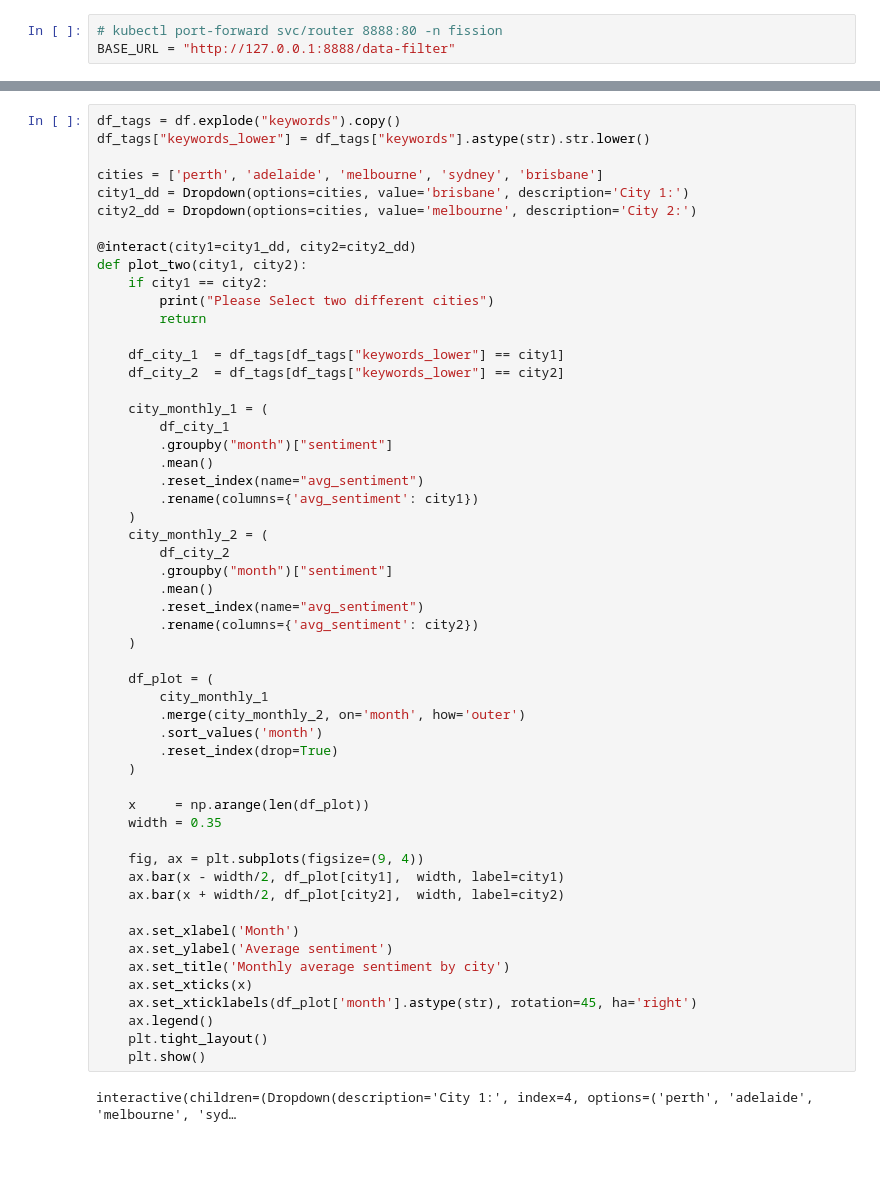
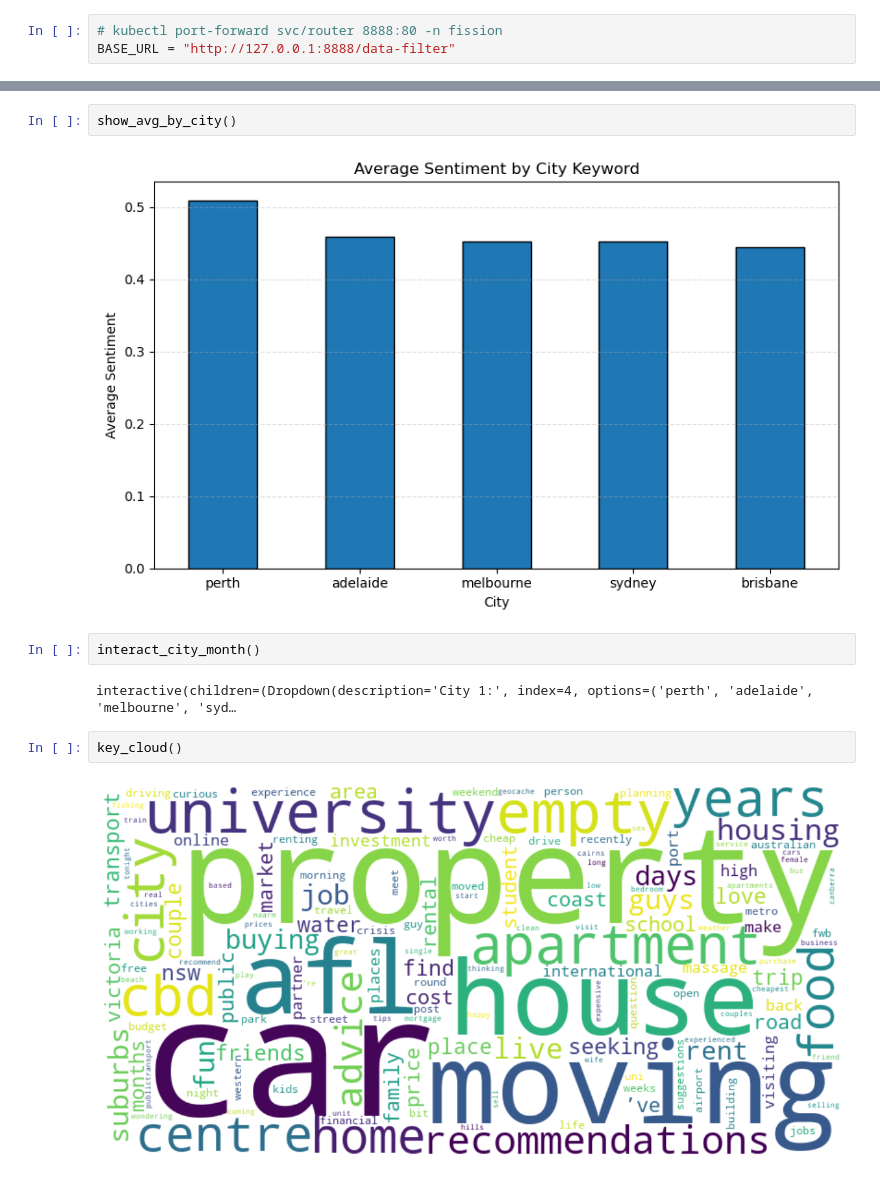
Before and after one commit to TheHQ98/social-media-analysis, a Jupyter notebook: frontend/frontend.ipynb, the cells around one changed output, grey strips where cells are left out. Cells and saved outputs as stored; diff of their text form; blank space fills up the shorter version.

```diff
--- a/frontend/frontend.ipynb
+++ b/frontend/frontend.ipynb
@@ -95,56 +175,12 @@ plt.show()
-# %%
-df_tags = df.explode("keywords").copy()
-df_tags["keywords_lower"] = df_tags["keywords"].astype(str).str.lower()
-
-cities = ['perth', 'adelaide', 'melbourne', 'sydney', 'brisbane']
-city1_dd = Dropdown(options=cities, value='brisbane', description='City 1:')
-city2_dd = Dropdown(options=cities, value='melbourne', description='City 2:')
-
-@interact(city1=city1_dd, city2=city2_dd)
-def plot_two(city1, city2):
-    if city1 == city2:
-        print("Please Select two different cities")
-        return
-
-    df_city_1  = df_tags[df_tags["keywords_lower"] == city1]
-    df_city_2  = df_tags[df_tags["keywords_lower"] == city2]
-
-    city_monthly_1 = (
-        df_city_1
-        .groupby("month")["sentiment"]
-        .mean()
-        .reset_index(name="avg_sentiment")
-        .rename(columns={'avg_sentiment': city1})
-    )
-    city_monthly_2 = (
-        df_city_2
-        .groupby("month")["sentiment"]
-        .mean()
-        .reset_index(name="avg_sentiment")
-        .rename(columns={'avg_sentiment': city2})
-    )
-
-    df_plot = (
-        city_monthly_1
-        .merge(city_monthly_2, on='month', how='outer')
-        .sort_values('month')
-        .reset_index(drop=True)
-    )
-
-    x     = np.arange(len(df_plot))
-    width = 0.35
-
-    fig, ax = plt.subplots(figsize=(9, 4))
-    ax.bar(x - width/2, df_plot[city1],  width, label=city1)
-    ax.bar(x + width/2, df_plot[city2],  width, label=city2)
-
-    ax.set_xlabel('Month')
-    ax.set_ylabel('Average sentiment')
-    ax.set_title('Monthly average sentiment by city')
-    ax.set_xticks(x)
-    ax.set_xticklabels(df_plot['month'].astype(str), rotation=45, ha='right')
-    ax.legend()
-    plt.tight_layout()
-    plt.show()
-# %% [output]
-interactive(children=(Dropdown(description='City 1:', index=4, options=('perth', 'adelaide', 'melbourne', 'syd…
+# %%
+show_avg_by_city()
+# %% [output]
+[figure, added]
+# %%
+interact_city_month()
+# %% [output]
+interactive(children=(Dropdown(description='City 1:', index=4, options=('perth', 'adelaide', 'melbourne', 'syd…
+# %%
+key_cloud()
+# %% [output]
+[figure, added]
```
Also changed, not shown: parts of 5 cells of this notebook.
